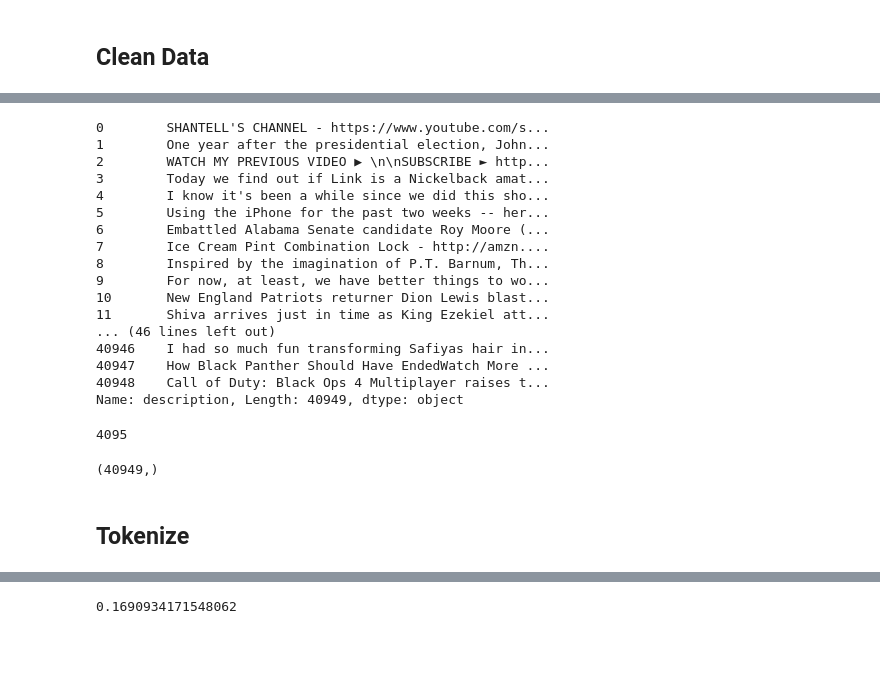
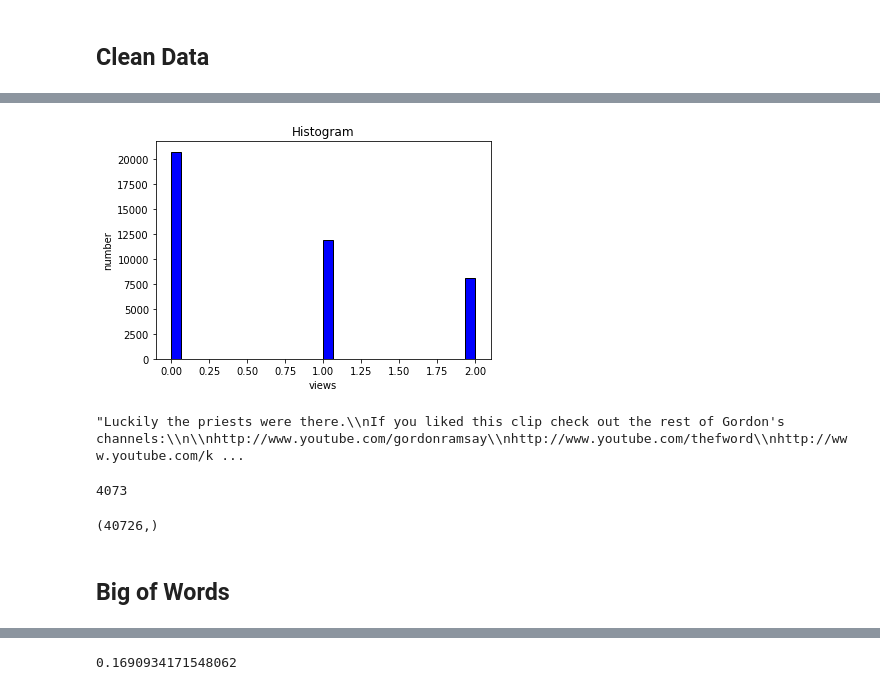
Before and after one commit to Soooooda/Youtube-Reviews-Sentiment-Analyzer, a Jupyter notebook: data_process.ipynb, the cells around one changed output, grey strips where cells are left out. Drawn from its saved outputs; the diff is of its cells as text; code cells hidden in the pictures; blank space fills up the shorter version.

```diff
--- a/data_process.ipynb
+++ b/data_process.ipynb
@@ -101,37 +102,50 @@ sb.heatmap(df_summary.isnull(), yticklabels=False, cbar=False, cmap='viridis')
-# %%
-# normalize
-df['views'] = df['views']
-# %%
-df['description']
-# %% [output]
-0        SHANTELL'S CHANNEL - https://www.youtube.com/s...
-1        One year after the presidential election, John...
-2        WATCH MY PREVIOUS VIDEO ▶ \n\nSUBSCRIBE ► http...
-3        Today we find out if Link is a Nickelback amat...
-4        I know it's been a while since we did this sho...
-5        Using the iPhone for the past two weeks -- her...
-6        Embattled Alabama Senate candidate Roy Moore (...
-7        Ice Cream Pint Combination Lock - http://amzn....
-8        Inspired by the imagination of P.T. Barnum, Th...
-9        For now, at least, we have better things to wo...
-10       New England Patriots returner Dion Lewis blast...
-11       Shiva arrives just in time as King Ezekiel att...
-... (46 lines left out)
-40946    I had so much fun transforming Safiyas hair in...
-40947    How Black Panther Should Have EndedWatch More ...
-40948    Call of Duty: Black Ops 4 Multiplayer raises t...
-Name: description, Length: 40949, dtype: object
+# %%
+# normalize
+# Import the libraries
+
+# plt.plot(df['views'],df['view'])
+# matplotlib histogram
+plt.hist(df['views'], color = 'blue', edgecolor = 'black',
+         bins = int(30))
+
+# # seaborn histogram
+# sb.distplot(df['view'], hist=True, kde=False,
+#              bins=int(180/5), color = 'blue',
+#              hist_kws={'edgecolor':'black'})
+# Add labels
+plt.title('Histogram')
+plt.xlabel('views')
+plt.ylabel('number')
+
+# np.sum(df['views']>2.35e6)
+y_train = np.zeros_like(df['views'])
+y_train[df['views']>7e5] = 1
+y_train[df['views']>2.35e6] = 2
+# y_train = df['views']
+# y_train.shape
+# np.median(df['views'])
+# %% [output]
+[figure, added]
+# %%
+# df['description']
+# np.arange(1,df.size(),1)
+# df['views']>2e8
+df['description'][1435]#.idxmin(axis = 0)
+# %% [output]
+"Luckily the priests were there.\\nIf you liked this clip check out the rest of Gordon's channels:\\n\\nhttp://www.youtube.com/gordonramsay\\nhttp://www.youtube.com/thefword\\nhttp://www.youtube.com/k ...
 # %%
 train_data, test_data = train_test_split(df, test_size=0.1, random_state=42)
+train_X, test_X = train_test_split(df, test_size=0.1, random_state=42)
+train_y, test_y = train_test_split(y_train, test_size=0.1, random_state=42)
 len(test_data)
 # %% [output]
-4095
+4073
 # %%
 df['views'].shape
 # %% [output]
-(40949,)
+(40726,)
-# %% [markdown]
-## Tokenize
+# %% [markdown]
+## Big of Words
 # %%
 def tokenize_text(text):
     tokens = []
```
Also changed, not shown: parts of 44 cells of this notebook, 7 other files.
